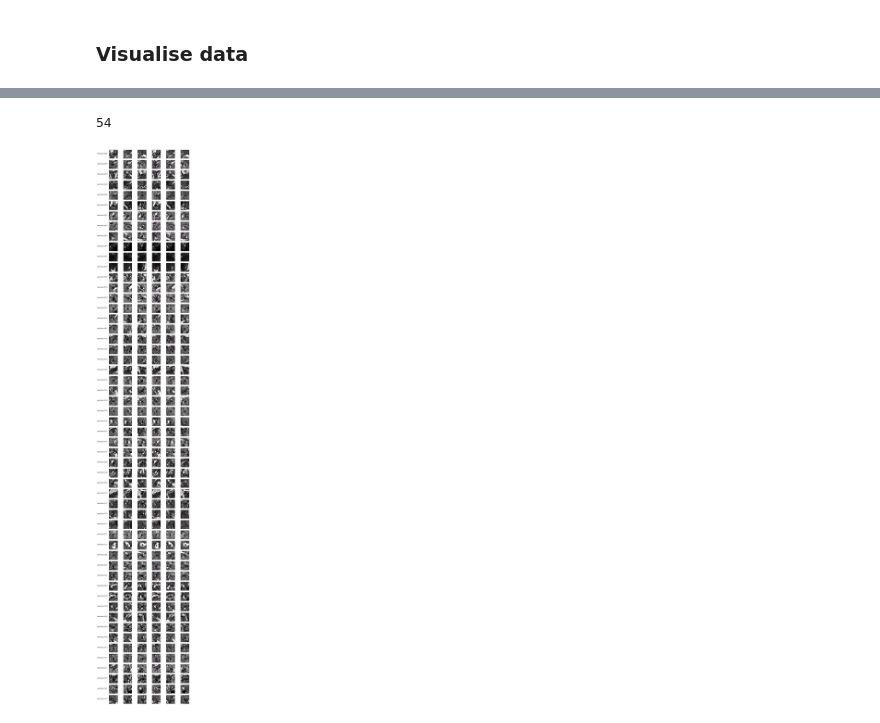
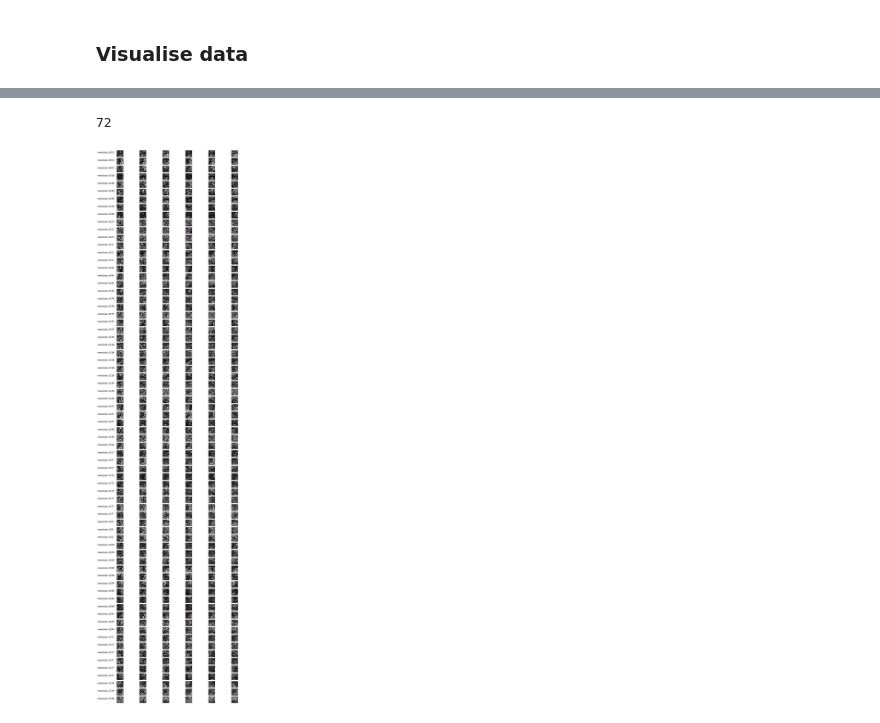
Before and after one commit to astewartau/prostate, a Jupyter notebook: 1_descriptive_stats.ipynb, the cells around one changed output, grey strips where cells are left out. Drawn from its saved outputs; the diff is of its cells as text; code cells hidden in the pictures.

```diff
--- a/1_descriptive_stats.ipynb
+++ b/1_descriptive_stats.ipynb
@@ -174,4 +165,4 @@ print(f"{len(seg_clean_files)} cleaned GRE segmentations found.")
 # %%
-input_images = ct_resliced_files
-input_segmentations = ct_resliced_seg_files
+input_images = t2s_files
+input_segmentations = gre_seg_clean_files
 # %%
@@ -237,25 +229,25 @@ for i in range(len(input_segmentations)):
     print(input_segmentations[i])
     seg = nib.load(input_segmentations[i]).get_fdata()
     input_data = nib.load(input_images[i]).get_fdata()
-    #input_data[input_data == np.inf] = 100
-    #input_data[input_data < 0] = 0
-    #input_data[input_data > 100] = 100
-    #input_data[np.isnan(input_data)] = 0
+    input_data[input_data == np.inf] = 100
+    input_data[input_data < 0] = 0
+    input_data[input_data > 100] = 100
+    input_data[np.isnan(input_data)] = 0
 
     # get region stats
     counts, means, stds = get_region_stats(seg, input_data)
     try:
-        seed_sizes.extend(counts[SegType.GOLD_SEED.value])
-        seed_means.extend(means[SegType.GOLD_SEED.value])
-        seed_stds.extend(stds[SegType.GOLD_SEED.value])
-        seed_segmentations.extend(os.path.split(input_segmentations[i])[1] for x in range(len(counts[SegType.GOLD_SEED.value])))
+        seed_sizes.extend(counts[SegTypeFinal.GOLD_SEED.value])
+        seed_means.extend(means[SegTypeFinal.GOLD_SEED.value])
+        seed_stds.extend(stds[SegTypeFinal.GOLD_SEED.value])
+        seed_segmentations.extend(os.path.split(input_segmentations[i])[1] for x in range(len(counts[SegTypeFinal.GOLD_SEED.value])))
     except:
         print(f"No goldseed found in {input_segmentations[i]}")
         continue
 
     # get regions
     connected_regions_vals, connected_regions_masks = get_cropped_regions(
-        mask=seg == SegType.GOLD_SEED.value,
+        mask=seg == SegTypeFinal.GOLD_SEED.value,
         vals=input_data,
         cropsize=20
     )
@@ -333,38 +342,38 @@ for i in regions_vals:
 # %%
-fig, axes = plt.subplots(ncols=6, nrows=len(regions_vals), figsize=(12, 80))
+fig, axes = plt.subplots(ncols=6, nrows=len(regions_vals), figsize=(12, 50))
 
 for ax in axes.flat:
     ax.set_xticklabels([])
     ax.set_yticklabels([])
     ax.set_xticks([])
     ax.set_yticks([])
 
 vmin=0
-vmax=+0.8
+vmax=80
 print(len(regions_vals))
 for i in range(len(regions_vals)):
     try:
         axes[i,0].imshow(regions_vals[i][regions_vals[i].shape[0]//2,:,:], cmap='gray', vmin=vmin, vmax=vmax)
         axes[i,1].imshow(regions_vals[i][:,regions_vals[i].shape[1]//2,:], cmap='gray', vmin=vmin, vmax=vmax)
         axes[i,2].imshow(regions_vals[i][:,:,regions_vals[i].shape[2]//2], cmap='gray', vmin=vmin, vmax=vmax)
 
         axes[i,3].imshow(regions_vals[i][regions_vals[i].shape[0]//2,:,:], cmap='gray', vmin=vmin, vmax=vmax)
         axes[i,4].imshow(regions_vals[i][:,regions_vals[i].shape[1]//2,:], cmap='gray', vmin=vmin, vmax=vmax)
         axes[i,5].imshow(regions_vals[i][:,:,regions_vals[i].shape[2]//2], cmap='gray', vmin=vmin, vmax=vmax)
 
         axes[i,3].imshow(regions_masks[i][regions_vals[i].shape[0]//2,:,:], cmap='cool', alpha=np.array(regions_masks[i][regions_vals[i].shape[0]//2,:,:] * 0.2, dtype=float), vmin=0, vmax=1)
         axes[i,4].imshow(regions_masks[i][:,regions_vals[i].shape[1]//2,:], cmap='cool', alpha=np.array(regions_masks[i][:,regions_vals[i].shape[1]//2,:] * 0.2, dtype=float), vmin=0, vmax=1)
         axes[i,5].imshow(regions_masks[i][:,:,regions_vals[i].shape[2]//2], cmap='cool', alpha=np.array(regions_masks[i][:,:,regions_vals[i].shape[2]//2] * 0.2, dtype=float), vmin=0, vmax=1)
     except:
         continue
     axes[i,0].set_ylabel(regions_segmentations[i][5:17], rotation=0, fontsize=12, labelpad=55)
 
-plt.savefig("seeds_swi.png", bbox_inches='tight')
+plt.savefig("seeds_t2s.png", bbox_inches='tight')
 plt.show()
 plt.close()
 # %% [output]
-54
+72
-[figure, old version]
+[figure, new version]
 # %%
 calc_sizes = []
 calc_means = []
```
Also changed, not shown: parts of 19 cells of this notebook, 9 other files.
